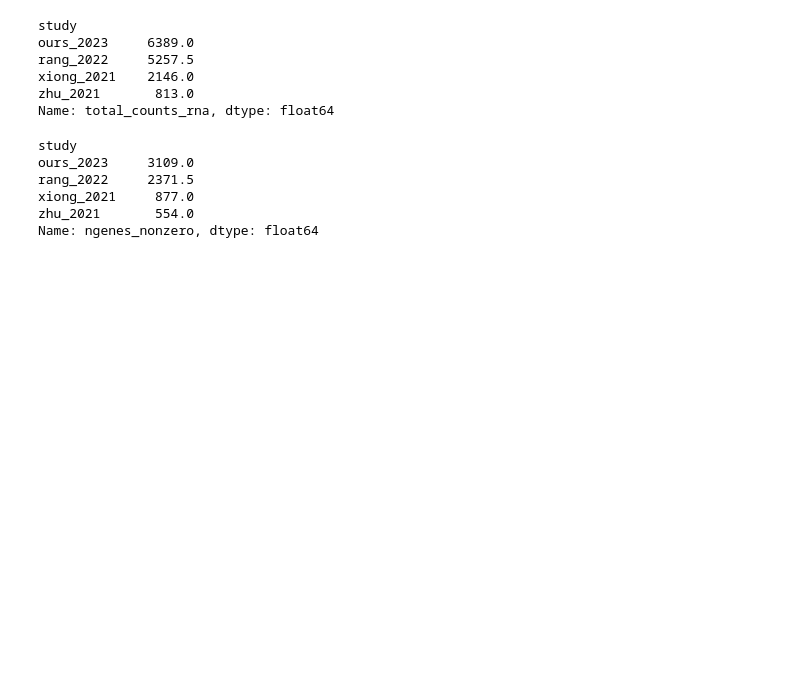
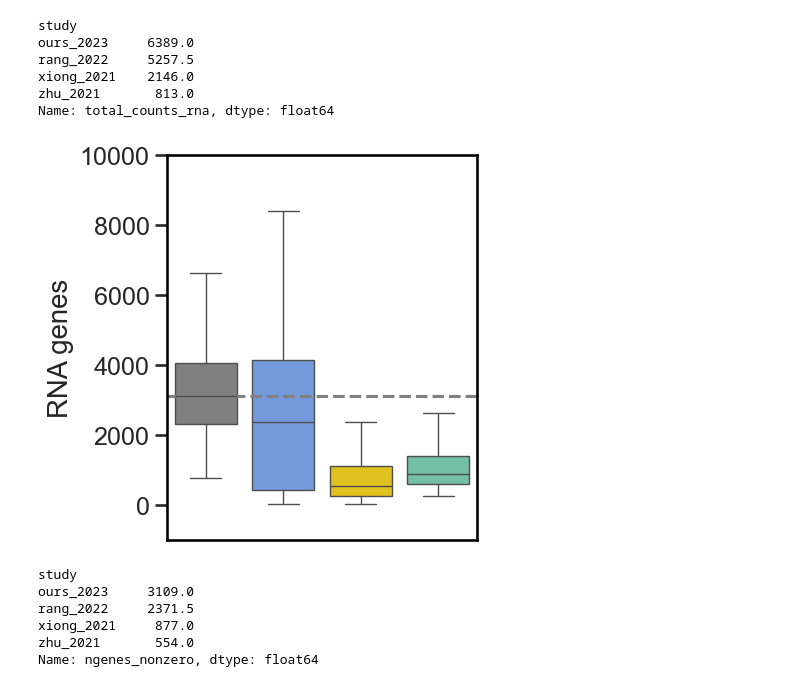
Before and after one commit to marloes3105/tchic_figures, a Jupyter notebook: fig1/Fig1-notebook.ipynb, the cells around one changed output. Saved outputs shown, nothing was run; the diff lists cells and outputs as text; code cells hidden in the pictures; blank space fills up the shorter version.

```diff
--- a/fig1/Fig1-notebook.ipynb
+++ b/fig1/Fig1-notebook.ipynb
@@ -525,25 +520,28 @@ Name: total_counts_rna, dtype: float64
 # %%
 markers = {"ours_2023": "o", "rang_2022": "s", "zhu_2021": "X", "xiong_2021": "P"}
 sns.set_context("talk", font_scale=1.1)
 palette1 = sns.color_palette("Purples",4)
 palette2 = ['grey','cornflowerblue','gold','mediumaquamarine']
 plt.figure(figsize=(4,5))
 ax=sns.boxplot(y="ngenes_nonzero",
-                x="study", palette=palette2,
+                x="study", palette=palette2,hue='study',hue_order=['ours_2023', 'rang_2022','zhu_2021','xiong_2021'],
                 data=mcomp1, fliersize=0, order=['ours_2023', 'rang_2022', 'zhu_2021','xiong_2021'])
 plt.axhline(y = (mcomp1.loc[mcomp1['study']=="ours_2023","ngenes_nonzero"]).median(),
             color = 'grey', linestyle = 'dashed')
 
 
 #plt.yscale('log')
 ax.set_ylim([-1000,10000])
 ax.set(xlabel='',
        ylabel='RNA genes',
        title='')
 plt.xticks(rotation=90)
 ax.tick_params(labelbottom=False, bottom=False)
 
 plt.savefig('TCHIC_figS1_d2.pdf', dpi=300, format='pdf', bbox_inches='tight')
+plt.show()
+# %% [output]
+[figure, added]
 # %%
 mcomp1.groupby(['study'])['ngenes_nonzero'].median()
 # %% [output]
```
Also changed, not shown: parts of 15 cells of this notebook.
